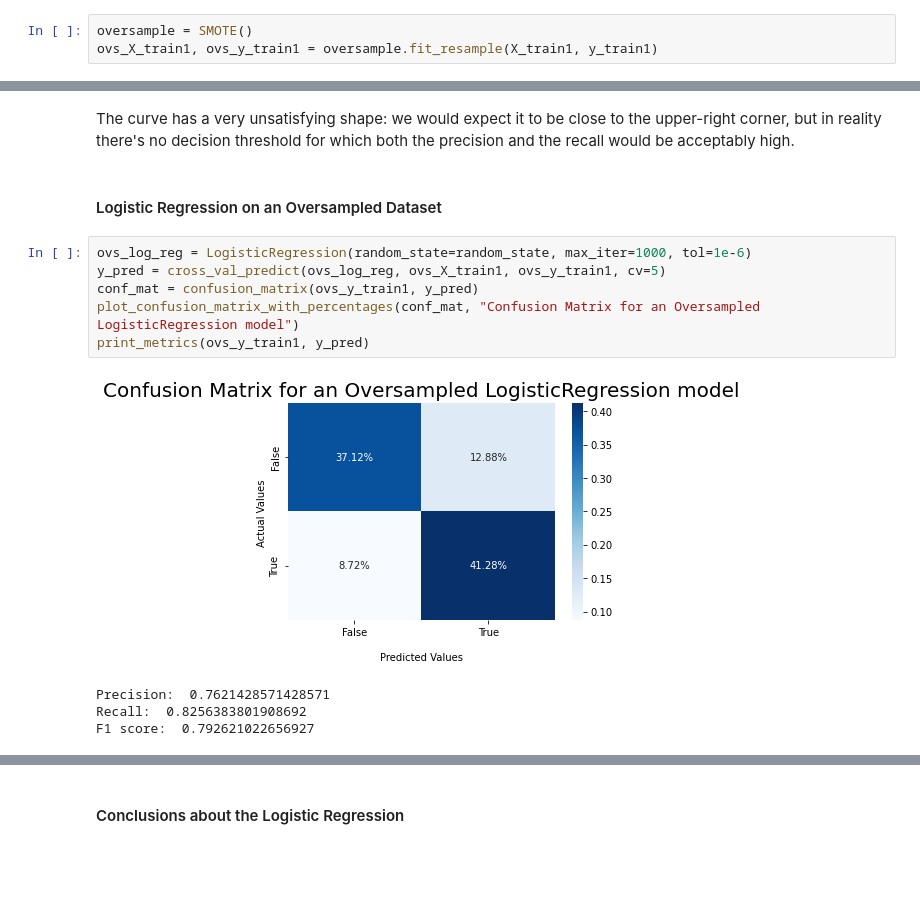
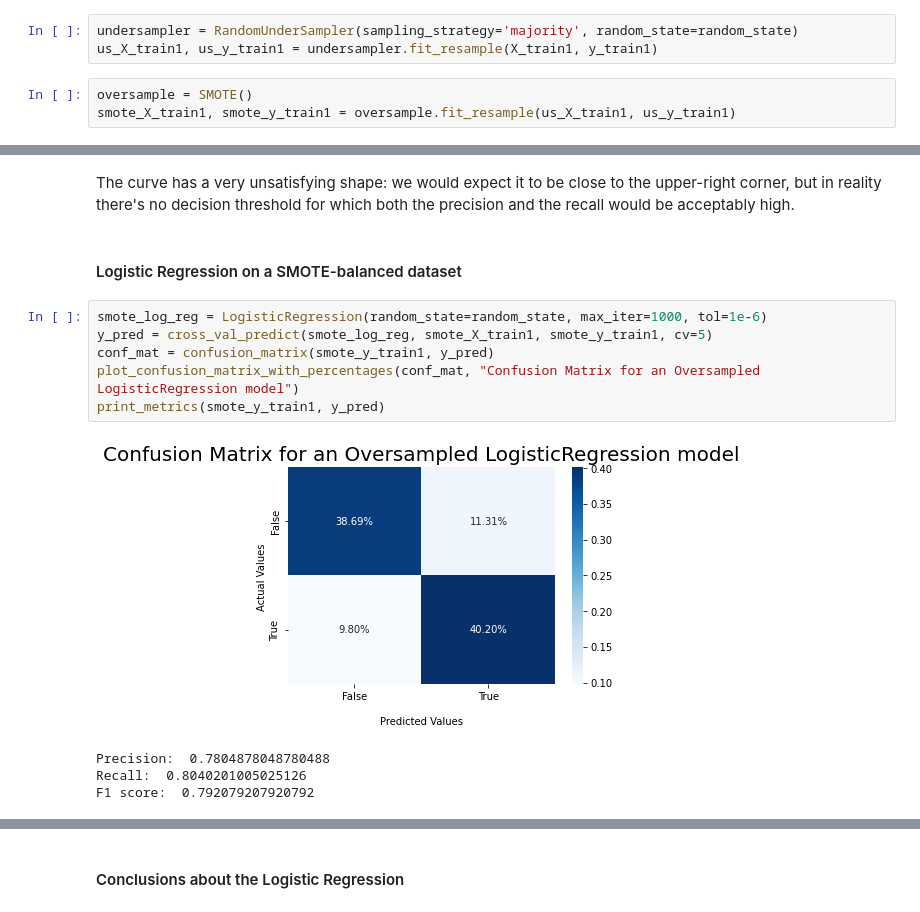
Before and after one commit to bori00/Stroke-Predictor, a Jupyter notebook: Stroke_Predictor_ML_Only.ipynb, the cells around one changed output, grey strips where cells are left out. Cells and saved outputs as stored; diff of their text form; blank space fills up the shorter version.

```diff
--- a/Stroke_Predictor_ML_Only.ipynb
+++ b/Stroke_Predictor_ML_Only.ipynb
@@ -451,7 +475,10 @@ Requirement already satisfied: numpy>=1.13.3 in /usr/local/lib/python3.7/dist-pa
 Requirement already satisfied: threadpoolctl>=2.0.0 in /usr/local/lib/python3.7/dist-packages (from scikit-learn>=0.24->imbalanced-learn) (3.1.0)
+# %%
+undersampler = RandomUnderSampler(sampling_strategy='majority', random_state=random_state)
+us_X_train1, us_y_train1 = undersampler.fit_resample(X_train1, y_train1)
 # %%
 oversample = SMOTE()
-ovs_X_train1, ovs_y_train1 = oversample.fit_resample(X_train1, y_train1)
+smote_X_train1, smote_y_train1 = oversample.fit_resample(us_X_train1, us_y_train1)
 # %% [markdown]
 ### Expectations from the Model
 # %% [markdown]
@@ -659,15 +686,15 @@ plot_precision_recall_curve(y_valid1, y_score_pred)
 # %% [markdown]
 The curve has a very unsatisfying shape: we would expect it to be close to the upper-right corner, but in reality there's no decision threshold for which both the precision and the recall would be acceptably high.
 # %% [markdown]
-#### Logistic Regression on an Oversampled Dataset
+#### Logistic Regression on a SMOTE-balanced dataset
 # %%
-ovs_log_reg = LogisticRegression(random_state=random_state, max_iter=1000, tol=1e-6)
-y_pred = cross_val_predict(ovs_log_reg, ovs_X_train1, ovs_y_train1, cv=5)
-conf_mat = confusion_matrix(ovs_y_train1, y_pred)
+smote_log_reg = LogisticRegression(random_state=random_state, max_iter=1000, tol=1e-6)
+y_pred = cross_val_predict(smote_log_reg, smote_X_train1, smote_y_train1, cv=5)
+conf_mat = confusion_matrix(smote_y_train1, y_pred)
 plot_confusion_matrix_with_percentages(conf_mat, "Confusion Matrix for an Oversampled LogisticRegression model")
-print_metrics(ovs_y_train1, y_pred)
+print_metrics(smote_y_train1, y_pred)
 # %% [output]
-[figure, old version]
+[figure, new version]
-Precision:  0.7621428571428571
-Recall:  0.8256383801908692
-F1 score:  0.792621022656927
+Precision:  0.7804878048780488
+Recall:  0.8040201005025126
+F1 score:  0.792079207920792
```
Also changed, not shown: parts of 19 cells of this notebook.
